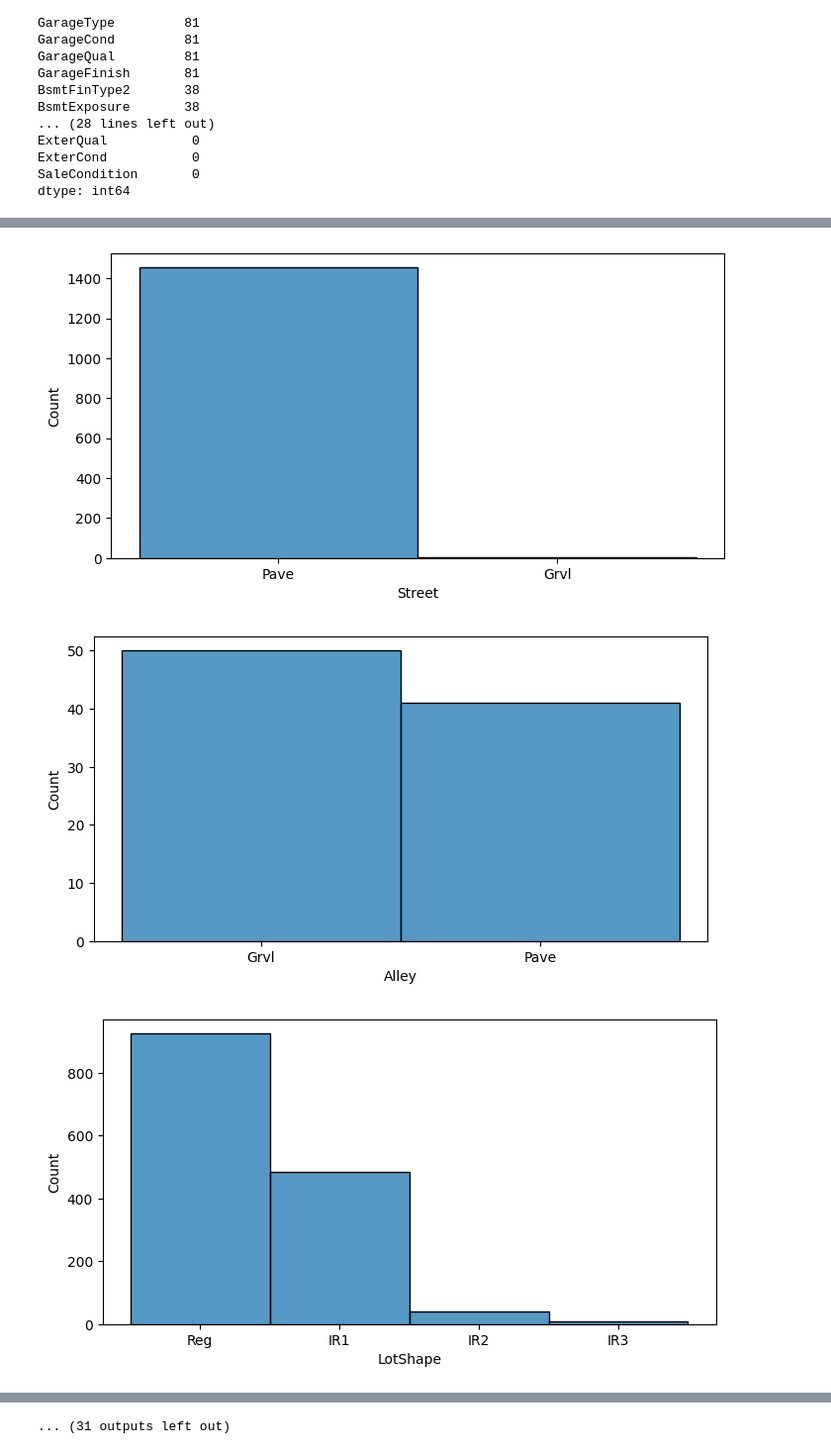
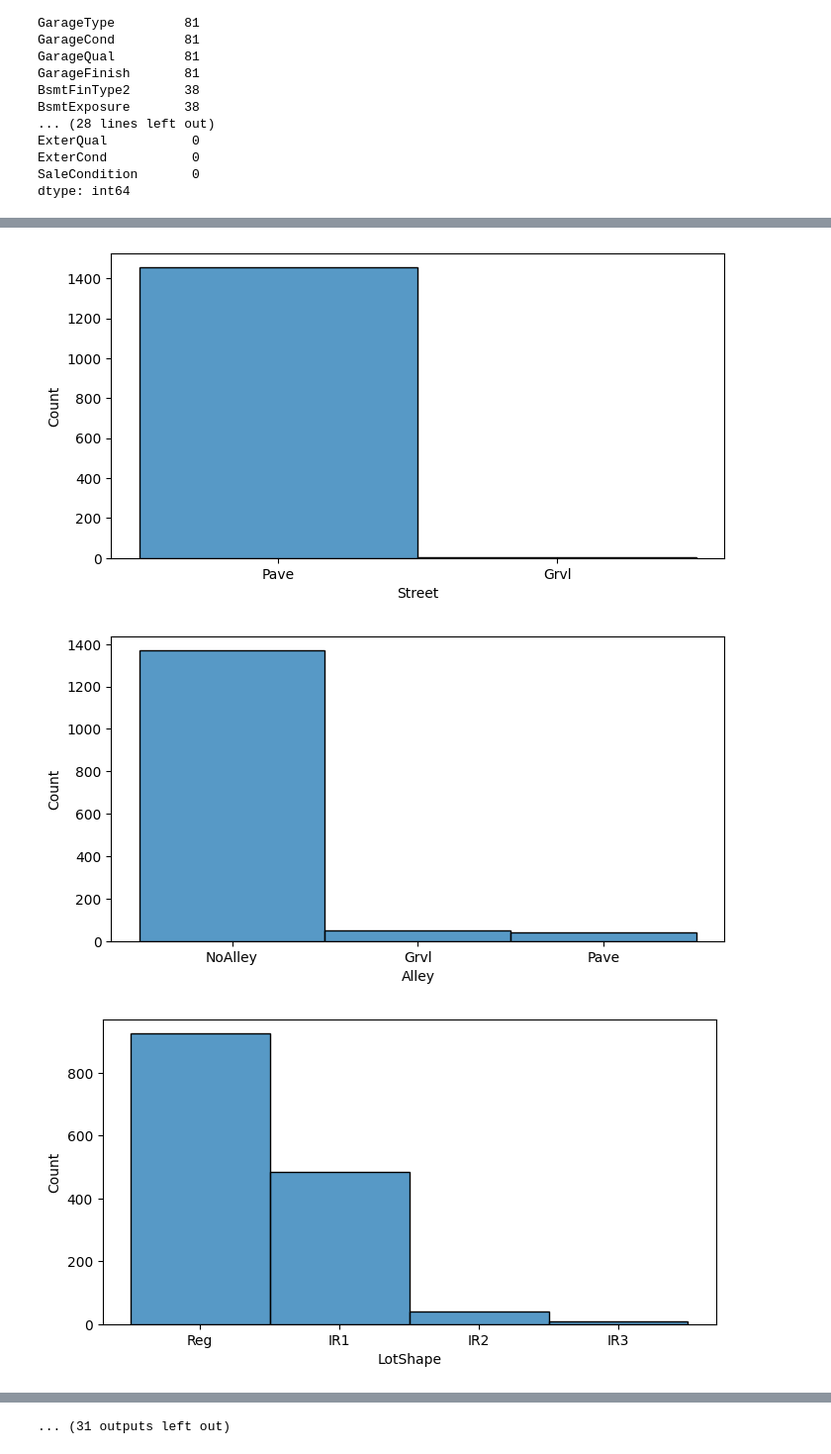
Before and after one commit to Xylot0/KaggleProjects, a Jupyter notebook: housing-prices.ipynb, the cells around one changed output, grey strips where cells are left out. Shown at 99% size. Drawn from its saved outputs; the diff is of its cells as text; code cells hidden in the pictures.

```diff
--- a/housing-prices.ipynb
+++ b/housing-prices.ipynb
@@ -203,0 +185,7 @@ df_train[['BsmtFinType2', 'BsmtExposure', 'BsmtFinType1', 'BsmtQual', 'BsmtCond'
+# %%
+values = {'PoolQC': 'NoPool', 'MiscFeature':'No', 'MasVnrType':'No', 'Alley':'NoAlley', 'Fence':'NoFence', 'FireplaceQu':'NoFireplace', 'Electrical':'NoElectrical',
+         'GarageType':'NoGarage', 'GarageCond':'NoGarage', 'GarageQual':'NoGarage', 'GarageFinish':'NoGarage', 'BsmtFinType2':'NoBasement', 'BsmtExposure':'NoBasement',
+         'BsmtFinType1':'NoBasement', 'BsmtQual':'NoBasement', 'BsmtCond':'NoBasement'}
+new_df_train = df_train.fillna(value=values)
+
+print(new_df_train['Alley'].iloc[1058])
@@ -223,12 +213,13 @@ SalePrice           0
 dtype: int64
 # %%
+categorical_variables = new_df_train.select_dtypes('object')
 for col in categorical_variables.columns:
     plt.figure(figsize=(8, 4))
     sns.histplot(categorical_variables[col])
 # %% [output]
 [figure]
 [figure]
-[figure, old version]
+[figure, new version]
 [figure]
 [figure]
 [figure]
```
Also changed, not shown: parts of 4 cells of this notebook.
